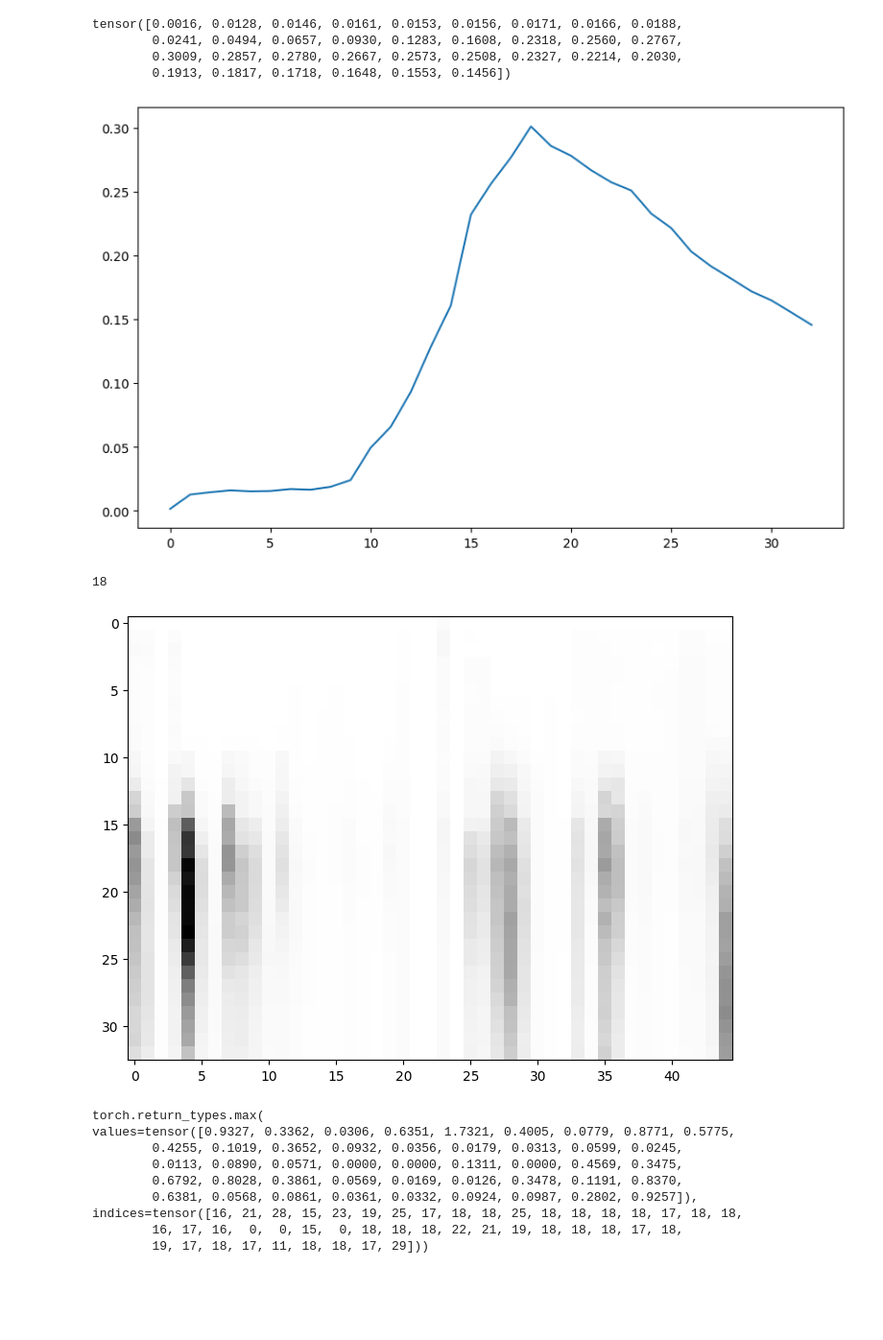
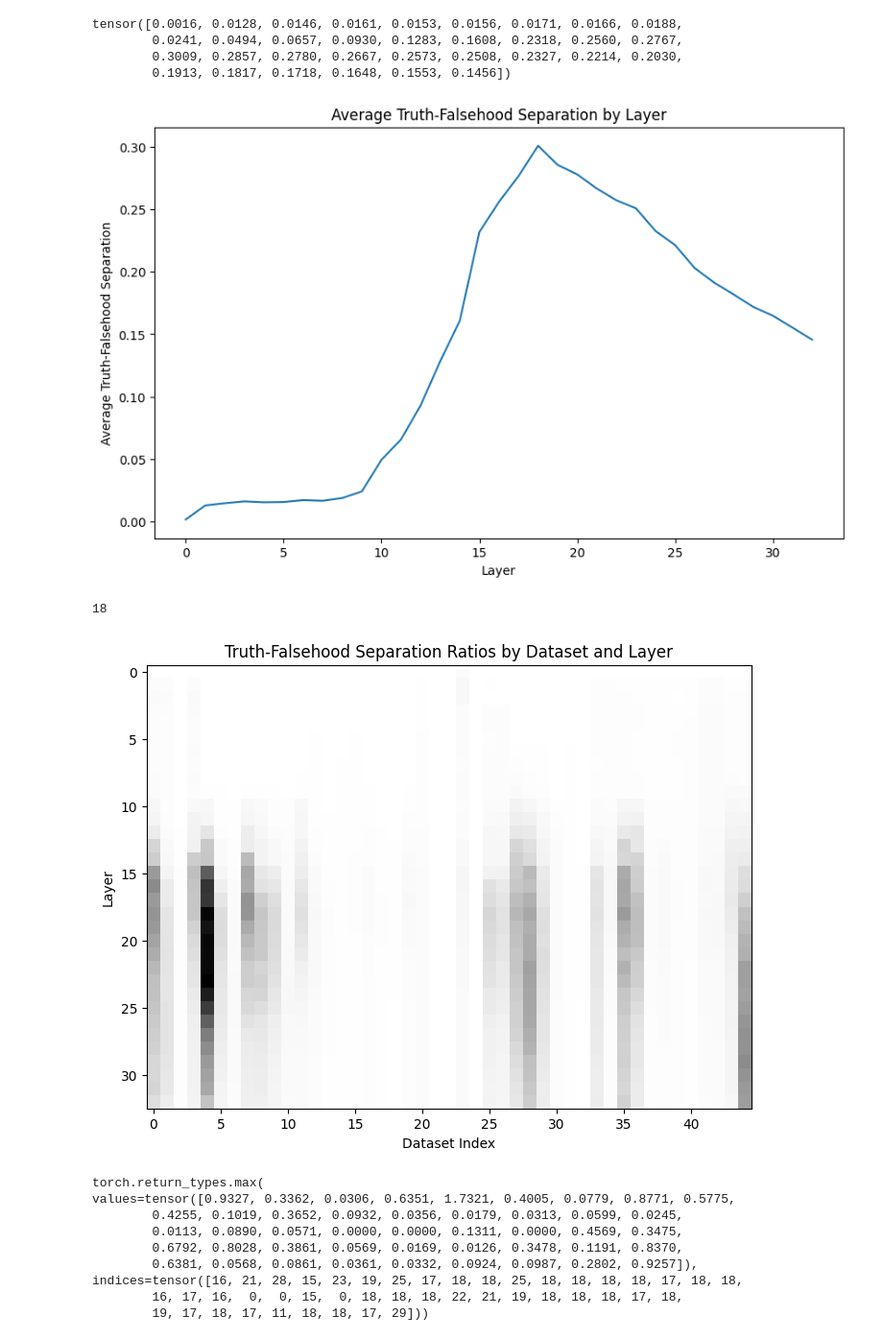
Before and after one commit to BareBeaverBat/TruthIsUniversalInPhi3_5, a Jupyter notebook: compute_t_f_sep_by_layer.ipynb, the cells around one changed output. Shown at 96% size. Cells and saved outputs as stored; diff of their text form; code cells hidden in the pictures; blank space fills up the shorter version.

```diff
--- a/compute_t_f_sep_by_layer.ipynb
+++ b/compute_t_f_sep_by_layer.ipynb
@@ -202,9 +203,12 @@ tensor([0.0016, 0.0128, 0.0146, 0.0161, 0.0153, 0.0156, 0.0171, 0.0166, 0.0188,
 # %%
 fig, ax = plt.subplots(figsize=(10, 6))
 avg_sep_by_layer_line_plot = ax.plot(range(num_layers), avg_t_f_sep_by_layer)
+ax.set_xlabel("Layer")
+ax.set_ylabel("Average Truth-Falsehood Separation")
+ax.set_title("Average Truth-Falsehood Separation by Layer")
 plt.show()
 # %% [output]
-[figure, old version]
+[figure, new version]
 # %%
 (best_layer_for_sep := avg_t_f_sep_by_layer.argmax().item())
 # %% [output]
@@ -212,9 +216,12 @@ plt.show()
 # %%
 fig2, ax = plt.subplots(figsize=(10, 6))
 all_sep_ratios_heatmap = ax.imshow(between_vs_within_class_var_ratios, cmap="Greys")
+ax.set_xlabel("Dataset Index")
+ax.set_ylabel("Layer")
+ax.set_title("Truth-Falsehood Separation Ratios by Dataset and Layer")
 plt.show()
 # %% [output]
-[figure, old version]
+[figure, new version]
 # %%
 (max_sep_by_dataset := between_vs_within_class_var_ratios.max(dim=0))
 # %% [output]
```
Also changed, not shown: parts of 3 cells of this notebook, 8 other files.
